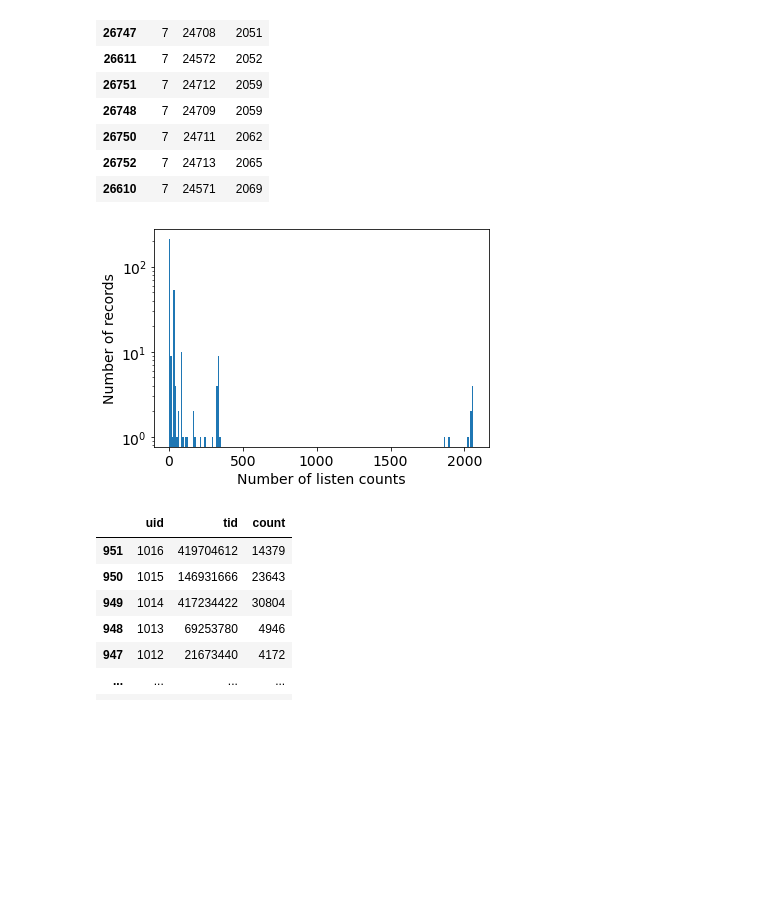
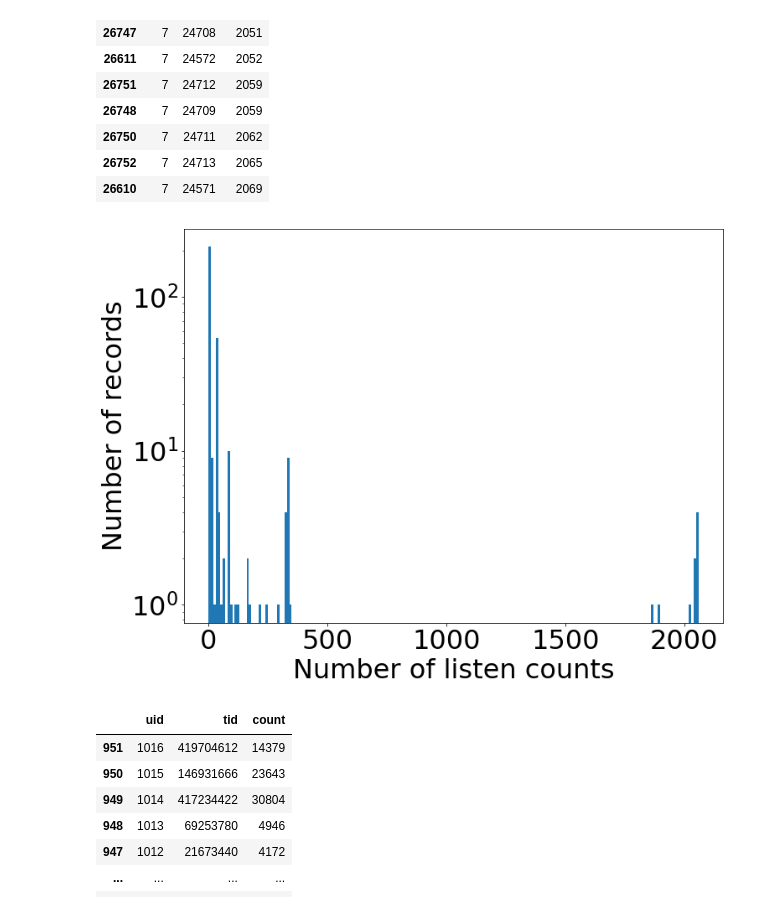
Before and after one commit to bigsamtw/Music_RS, a Jupyter notebook: HPCF/all/test_0.8/data_process/DataVisualization.ipynb, the cells around one changed output. Drawn from its saved outputs; the diff is of its cells as text; code cells hidden in the pictures; blank space fills up the shorter version.

```diff
--- a/HPCF/all/test_0.8/data_process/DataVisualization.ipynb
+++ b/HPCF/all/test_0.8/data_process/DataVisualization.ipynb
@@ -65,17 +65,19 @@ lh_u_max[-15:]
 | 26752 | 7 | 24713 | 2065 |
 | 26610 | 7 | 24571 | 2069 |
 # %%
+fig_x=1.8
 lh_list = lh_u_max['count'].values.tolist()
-plt.rcParams.update({'font.size': 14})
+plt.rcParams.update({'font.size': 32})
+plt.figure(figsize = (6.4*fig_x, 4.8*fig_x))
 bins = [i for i in range(0,lh_u_max['count'].max()+1,10)]
 n, bins, patches = plt.hist(lh_list, bins=bins)
 plt.xlabel('Number of listen counts')
 plt.ylabel('Number of records')
 plt.yscale('log')
 plt.savefig('./dv_freq_user.png', dpi=600)
 plt.show()
 # %% [output]
-[figure, old version]
+[figure, new version]
 # %%
 lh_user_scale = lh.groupby(["uid"]).sum().reset_index().sort_values(by='uid', ascending=False)
 lh_user_scale
```
Also changed, not shown: parts of 1 cell of this notebook, 5 other files.
